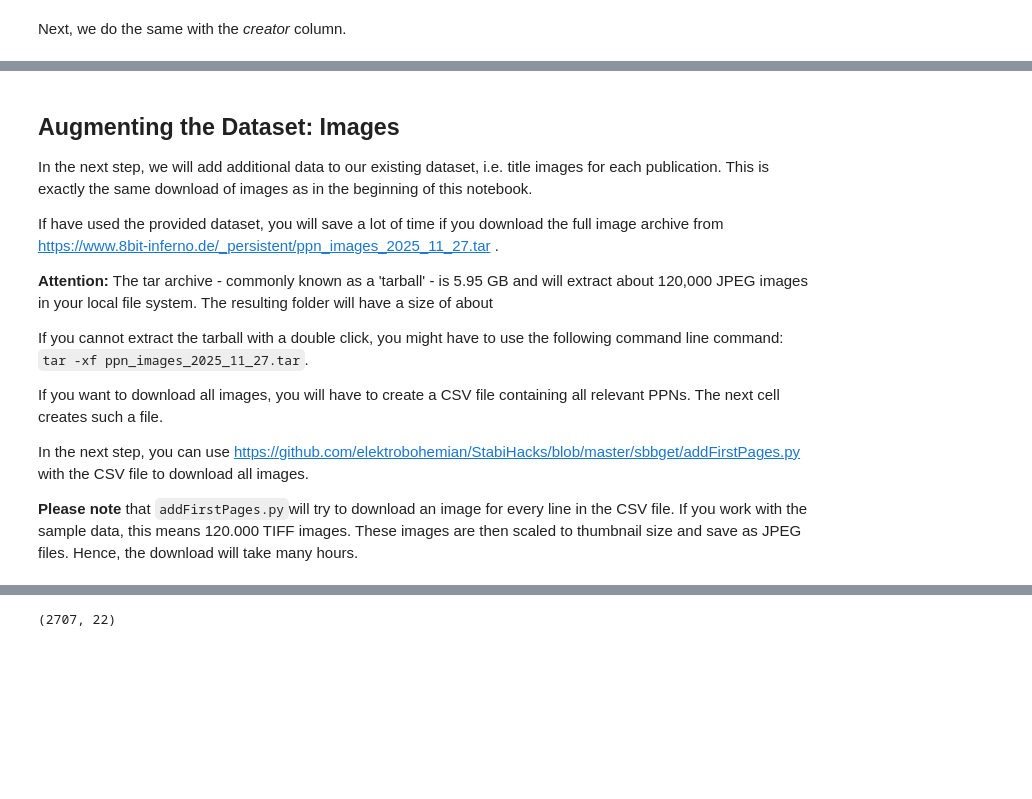
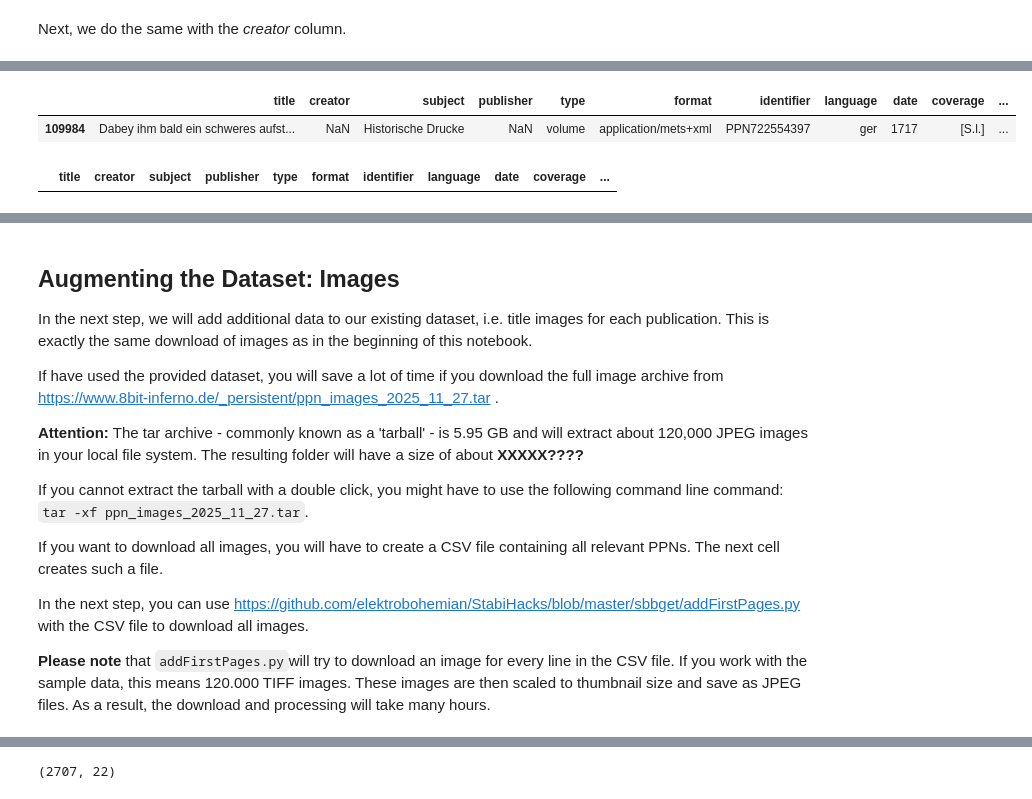
Before and after one commit to elektrobohemian/SBBrowse2018, a Jupyter notebook: DataProcessing.ipynb, the cells around one changed output, grey strips where cells are left out. Saved outputs shown, nothing was run; the diff lists cells and outputs as text; code cells hidden in the pictures; blank space fills up the shorter version.

```diff
--- a/DataProcessing.ipynb
+++ b/DataProcessing.ipynb
@@ -2481,3 +2506,12 @@ df4[['PPN','creator','creatorCluster']].tail()
+# %%
+df4[df4.PPN=="PPN722554397"]
+# %% [output]
+|  | title | creator | subject | publisher | type | format | identifier | language | date | coverage | ... |
+| 109984 | Dabey ihm bald ein schweres aufst... | NaN | Historische Drucke | NaN | volume | application/mets+xml | PPN722554397 | ger | 1717 | [S.l.] | ... |
+# %%
+df4[df4.creatorCluster==19999]
+# %% [output]
+|  | title | creator | subject | publisher | type | format | identifier | language | date | coverage | ... |
 # %% [markdown]
 <a id='#continue_from_here'></a>
 # %% [markdown]
@@ -2487,7 +2521,7 @@ In the next step, we will add additional data to our existing dataset, i.e. titl
 
 If have used the provided dataset, you will save a lot of time if you download the full image archive from https://www.8bit-inferno.de/_persistent/ppn_images_2025_11_27.tar .
 
-__Attention:__ The tar archive - commonly known as a 'tarball' - is 5.95 GB and will extract about 120,000 JPEG images in your local file system. The resulting folder will have a size of about
+__Attention:__ The tar archive - commonly known as a 'tarball' - is 5.95 GB and will extract about 120,000 JPEG images in your local file system. The resulting folder will have a size of about __XXXXX????__
 
 If you cannot extract the tarball with a double click, you might have to use the following command line command: ``tar -xf ppn_images_2025_11_27.tar``.
 
@@ -2495,7 +2529,7 @@ If you want to download all images, you will have to create a CSV file containin
 
 In the next step, you can use https://github.com/elektrobohemian/StabiHacks/blob/master/sbbget/addFirstPages.py with the CSV file to download all images.
 
-__Please note__ that ``addFirstPages.py``will try to download an image for every line in the CSV file. If you work with the sample data, this means 120.000 TIFF images. These images are then scaled to thumbnail size and save as JPEG files. Hence, the download will take many hours.
+__Please note__ that ``addFirstPages.py``will try to download an image for every line in the CSV file. If you work with the sample data, this means 120.000 TIFF images. These images are then scaled to thumbnail size and save as JPEG files. As a result, the download and processing will take many hours.
 # %%
 df4.PPN.to_csv("120k_ppn_list_df4.csv",index=False,header=False)
 # %%
```
Also changed, not shown: parts of 64 cells of this notebook, 2 other files.
